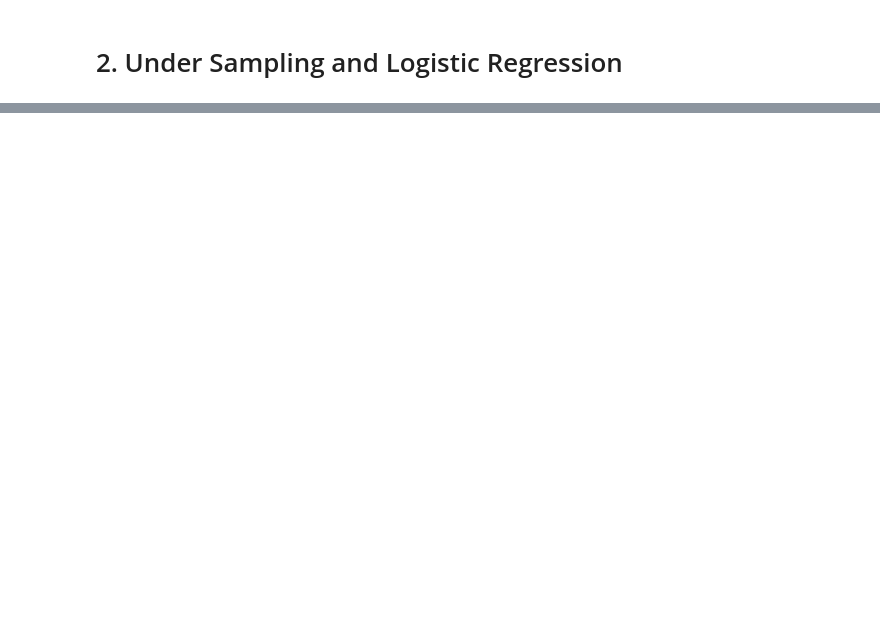
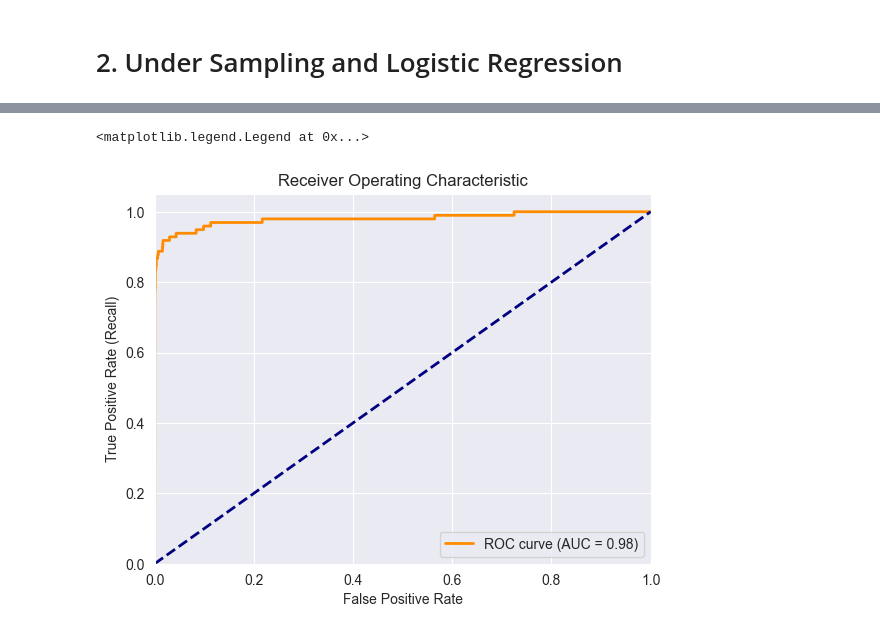
Before and after one commit to Alwyn-Tan/CreditCardFraudDetector, a Jupyter notebook: logistic_regression.ipynb, the cells around one changed output, grey strips where cells are left out. Saved outputs shown, nothing was run; the diff lists cells and outputs as text; code cells hidden in the pictures; blank space fills up the shorter version.

```diff
--- a/logistic_regression.ipynb
+++ b/logistic_regression.ipynb
@@ -118,13 +148,15 @@ plt.show()
 # %%
-plt.subplot(2, 2, 2)
 fpr, tpr, thresholds = roc_curve(y_test, y_pred_proba)
 roc_auc = auc(fpr, tpr)
 plt.plot(fpr, tpr, color='darkorange', lw=2, label=f'ROC curve (AUC = {roc_auc:.2f})')
 plt.plot([0, 1], [0, 1], color='navy', lw=2, linestyle='--')
 plt.xlim([0.0, 1.0])
 plt.ylim([0.0, 1.05])
 plt.xlabel('False Positive Rate')
 plt.ylabel('True Positive Rate (Recall)')
 plt.title('Receiver Operating Characteristic')
 plt.legend(loc="lower right")
+# %% [output]
+<matplotlib.legend.Legend at 0x...>
+[figure, added]
 # %%
```
Also changed, not shown: parts of 14 cells of this notebook, 2 other files.
